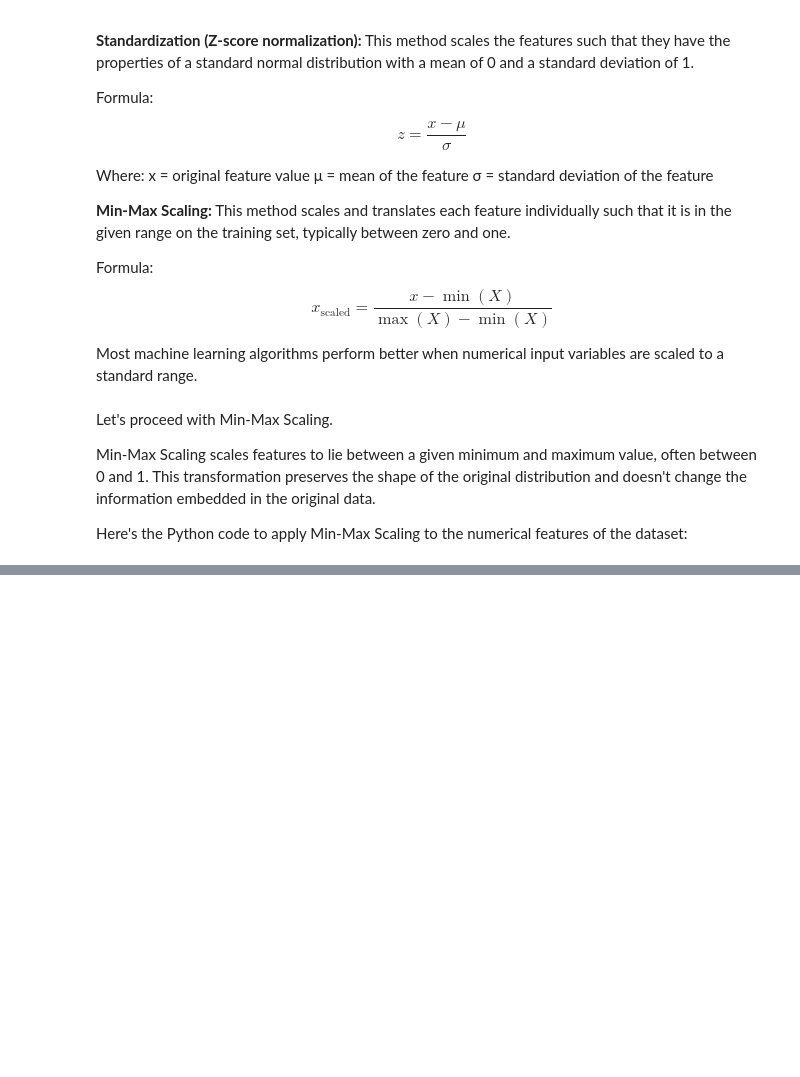
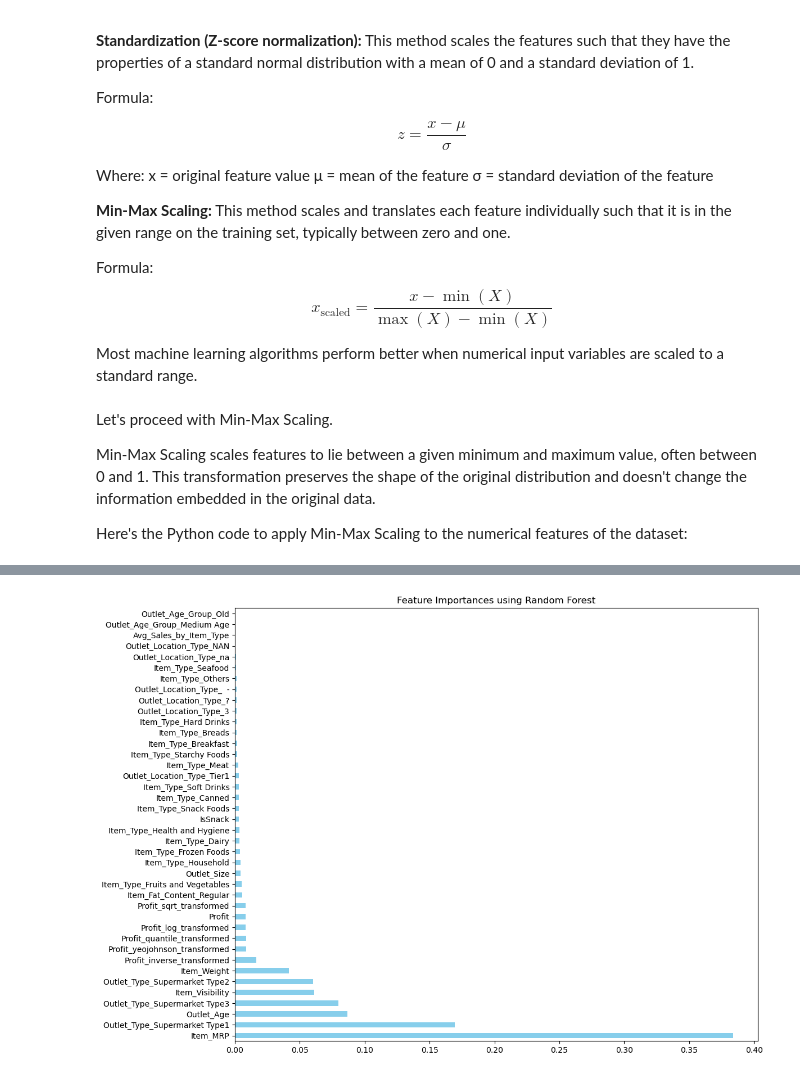
Before and after one commit to DiogoRibeiro7/Medium-Blog, a Jupyter notebook: preprocessing/structured_preprocessing.ipynb, the cells around one changed output, grey strips where cells are left out. Cells and saved outputs as stored; diff of their text form; code cells hidden in the pictures; blank space fills up the shorter version.

```diff
--- a/preprocessing/structured_preprocessing.ipynb
+++ b/preprocessing/structured_preprocessing.ipynb
@@ -628,0 +746,8 @@ NameError: name 'MinMaxScaler' is not defined
+# %%
+# Impute ' --' with the mode in the 'Outlet_Location_Type' column
+mode_value = bigmart_data['Outlet_Location_Type'].mode()[0]
+bigmart_data['Outlet_Location_Type'].replace('  --', mode_value, inplace=True)
+
+# Checking if ' --' has been replaced
+remaining_occurrences = bigmart_data[bigmart_data == '  --'].count().sum()
+remaining_occurrences
@@ -628,0 +763,29 @@ NameError: name 'MinMaxScaler' is not defined
+# %%
+# One-hot encoding for 'Outlet_Location_Type'
+one_hot_encoded_data = pd.get_dummies(bigmart_data['Outlet_Location_Type'], drop_first=True, prefix='Outlet_Location_Type')
+bigmart_data = pd.concat([bigmart_data, one_hot_encoded_data], axis=1)
+bigmart_data.drop('Outlet_Location_Type', axis=1, inplace=True)
+
+# One-hot encoding for 'Outlet_Age_Group'
+one_hot_encoded_age_group = pd.get_dummies(bigmart_data['Outlet_Age_Group'], drop_first=True, prefix='Outlet_Age_Group')
+bigmart_data = pd.concat([bigmart_data, one_hot_encoded_age_group], axis=1)
+bigmart_data.drop('Outlet_Age_Group', axis=1, inplace=True)
+
+# Separating features and target variable
+X = bigmart_data.drop('Item_Outlet_Sales', axis=1)
+y = bigmart_data['Item_Outlet_Sales']
+
+# Initializing and fitting the Random Forest model
+rf = RandomForestRegressor(n_estimators=100, random_state=42)
+rf.fit(X, y)
+
+# Getting feature importances
+feature_importances = pd.Series(rf.feature_importances_, index=X.columns)
+
+# Sorting feature importances in descending order and plotting
+feature_importances_sorted = feature_importances.sort_values(ascending=False)
+feature_importances_sorted.plot(kind='barh', figsize=(12, 10), color='skyblue')
+plt.title('Feature Importances using Random Forest')
+plt.show()
+# %% [output]
+[figure, added]
```
Also changed, not shown: parts of 18 cells of this notebook.
